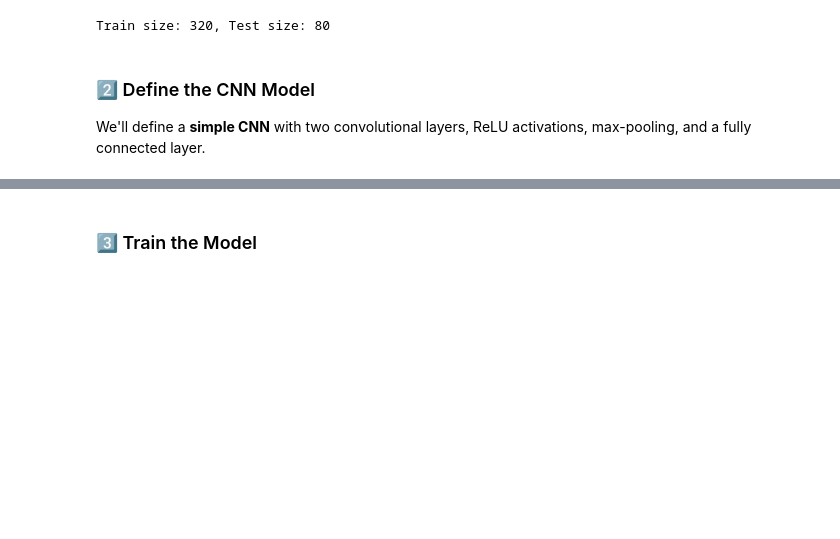
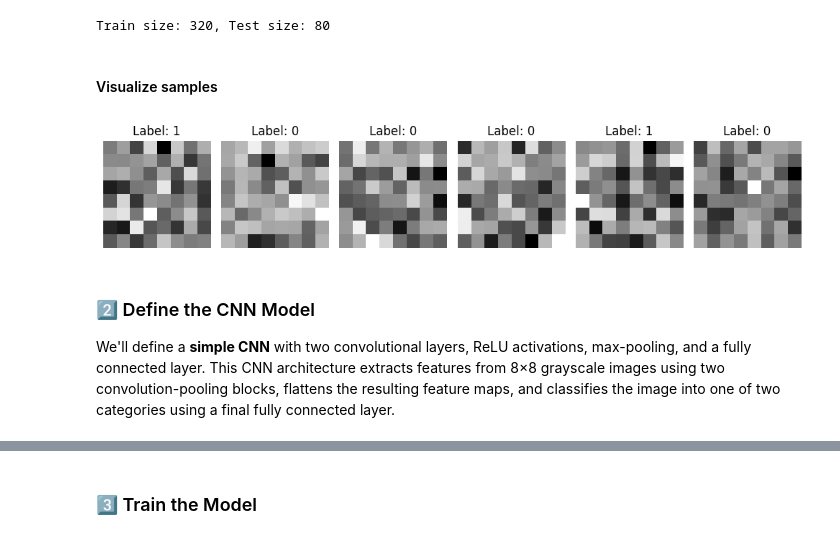
Before and after one commit to Dr-AlaaKhamis/ISE518, a Jupyter notebook: 12_Predictive_analytics/CNN.ipynb, the cells around one changed output, grey strips where cells are left out. Cells and saved outputs as stored; diff of their text form; code cells hidden in the pictures; blank space fills up the shorter version.

```diff
--- a/12_Predictive_analytics/CNN.ipynb
+++ b/12_Predictive_analytics/CNN.ipynb
@@ -67,7 +70,31 @@ print(f'Train size: {len(train_dataset)}, Test size: {len(test_dataset)}')
 # %% [output]
 Train size: 320, Test size: 80
+# %% [markdown]
+#### Visualize samples
+# %%
+# Number of samples to display
+num_samples = 6
+
+# Randomly pick indices
+indices = random.sample(range(len(data_tensor)), num_samples)
+
+# Create a plot
+plt.figure(figsize=(10, 2))
+for i, idx in enumerate(indices):
+    img = data_tensor[idx].squeeze()  # remove channel dimension (1, 8, 8)
+    label = labels_tensor[idx].item()  # get label value
+
+    plt.subplot(1, num_samples, i + 1)
+    plt.imshow(img, cmap='gray')
+    plt.title(f"Label: {label}")
+    plt.axis('off')
+
+plt.tight_layout()
+plt.show()
+# %% [output]
+[figure, added]
 # %% [markdown]
 ### 2️⃣ Define the CNN Model
 
-We'll define a **simple CNN** with two convolutional layers, ReLU activations, max-pooling, and a fully connected layer.
+We'll define a **simple CNN** with two convolutional layers, ReLU activations, max-pooling, and a fully connected layer. This CNN architecture extracts features from 8×8 grayscale images using two convolution-pooling blocks, flattens the resulting feature maps, and classifies the image into one of two categories using a final fully connected layer.
 # %%
```
Also changed, not shown: parts of 10 cells of this notebook.
